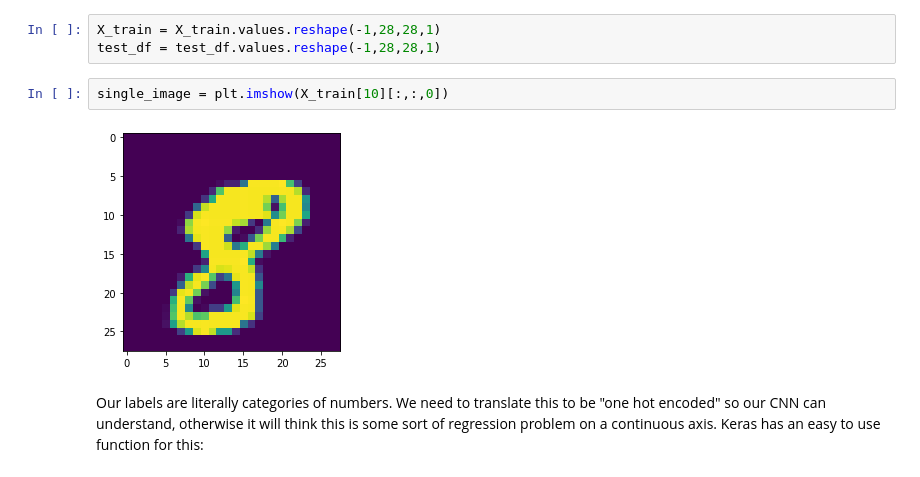
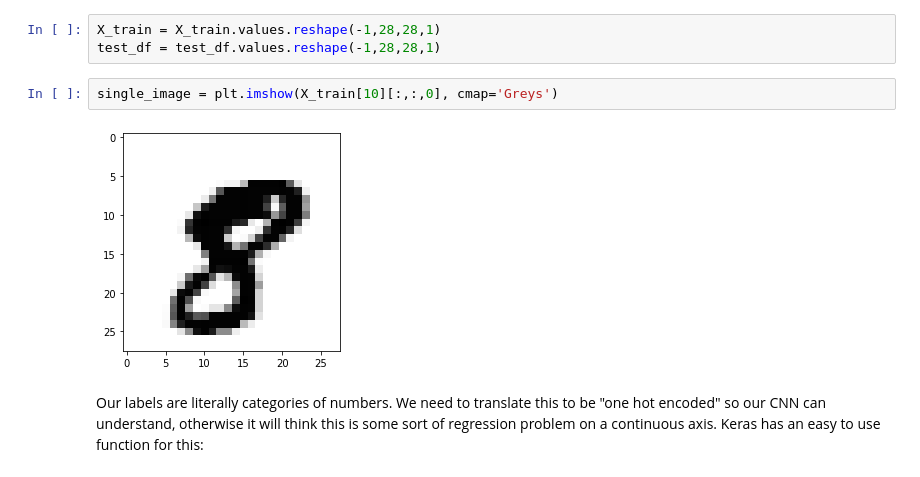
Before and after one commit to jordanfalcao/kaggle, a Jupyter notebook: MNIST/Digit_Recognizer_MNIST.ipynb, the cells around one changed output. Saved outputs shown, nothing was run; the diff lists cells and outputs as text.

```diff
--- a/MNIST/Digit_Recognizer_MNIST.ipynb
+++ b/MNIST/Digit_Recognizer_MNIST.ipynb
@@ -123,9 +126,9 @@ Reshape image in 3 dimensions (height = 28px, width = 28px , canal = 1):
 X_train = X_train.values.reshape(-1,28,28,1)
 test_df = test_df.values.reshape(-1,28,28,1)
 # %%
-single_image = plt.imshow(X_train[10][:,:,0])
+single_image = plt.imshow(X_train[10][:,:,0], cmap='Greys')
 # %% [output]
-[figure, old version]
+[figure, new version]
 # %% [markdown]
 
 Our labels are literally categories of numbers. We need to translate this to be "one hot encoded" so our CNN can understand, otherwise it will think this is some sort of regression problem on a continuous axis. Keras has an easy to use function for this:
```
Also changed, not shown: parts of 19 cells of this notebook, 1 other file.
